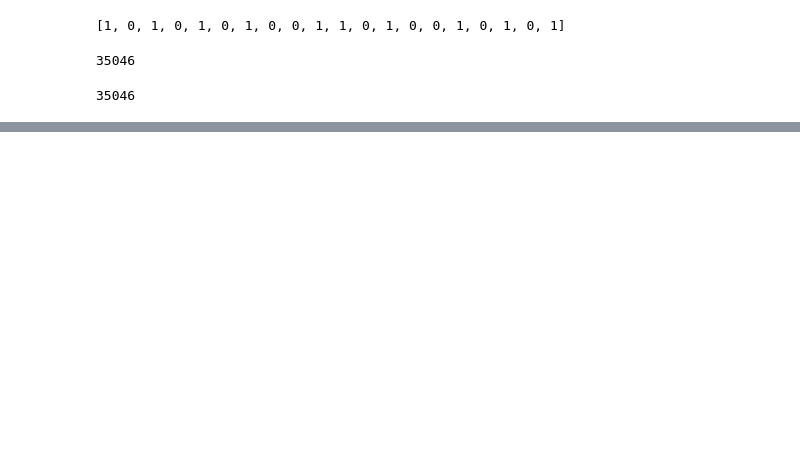
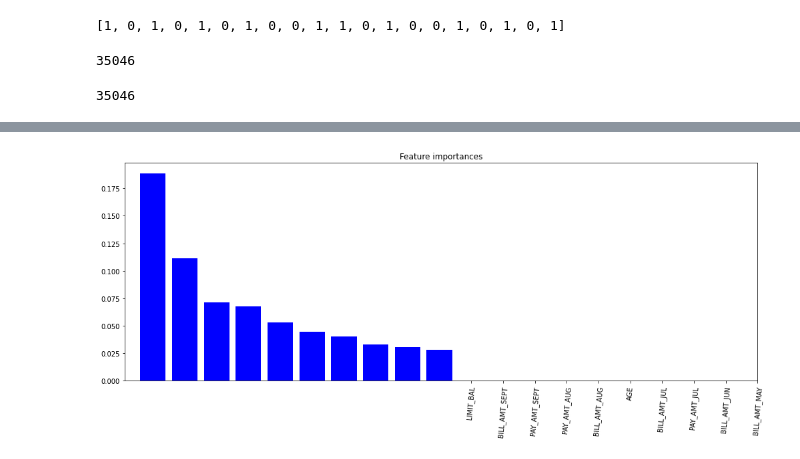
Before and after one commit to Onkar-TAE/Credit-Card-Default-Prediction, a Jupyter notebook: Credit_Card_Default_Prediction_Capstone_Project.ipynb, the cells around one changed output, grey strips where cells are left out. Drawn from its saved outputs; the diff is of its cells as text; code cells hidden in the pictures; blank space fills up the shorter version.

```diff
--- a/Credit_Card_Default_Prediction_Capstone_Project.ipynb
+++ b/Credit_Card_Default_Prediction_Capstone_Project.ipynb
@@ -1051,0 +1055,15 @@ The roc_score on train data is  0.7820229977269688
+# %%
+X = df_fr.drop(['IsDefaulter','Payement_Value','Dues'],axis=1)
+y = df_fr['IsDefaulter']
+# %%
+X_train, X_test, y_train, y_test = train_test_split(X, y, test_size=0.25, random_state=42, stratify = y)
+# %%
+param_test1 = {
+ 'max_depth':range(3,10,2),
+ 'min_child_weight':range(1,6,2)
+}
+gsearch1 = GridSearchCV(estimator = XGBClassifier( learning_rate =0.1, n_estimators=140, max_depth=5,
+ min_child_weight=1, gamma=0, subsample=0.8, colsample_bytree=0.8,
+ objective= 'binary:logistic', nthread=4, scale_pos_weight=1, seed=27),
+ param_grid = param_test1, scoring='accuracy',n_jobs=-1, cv=3, verbose = 2)
+gsearch1.fit(X_train, y_train)
@@ -1051,0 +1084,2 @@ The roc_score on train data is  0.7820229977269688
+# %%
+optimal_xgb = gsearch1.best_estimator_
@@ -1051,0 +1135,16 @@ The roc_score on train data is  0.7820229977269688
+# %%
+# Feature Importance
+feature_importances_xgb = pd.DataFrame(optimal_xgb.feature_importances_,
+                                   index = columns,
+                                    columns=['importance_xgb']).sort_values('importance_xgb',
+                                                                        ascending=False)[:10]
+
+plt.subplots(figsize=(17,6))
+plt.title("Feature importances")
+plt.bar(feature_importances_xgb.index, feature_importances_xgb['importance_xgb'],
+        color="b",  align="center")
+plt.xticks(feature_importances_rf.index, rotation = 85)
+#plt.xlim([-1, X.shape[1]])
+plt.show()
+# %% [output]
+[figure, added]
```
Also changed, not shown: parts of 44 cells of this notebook.
